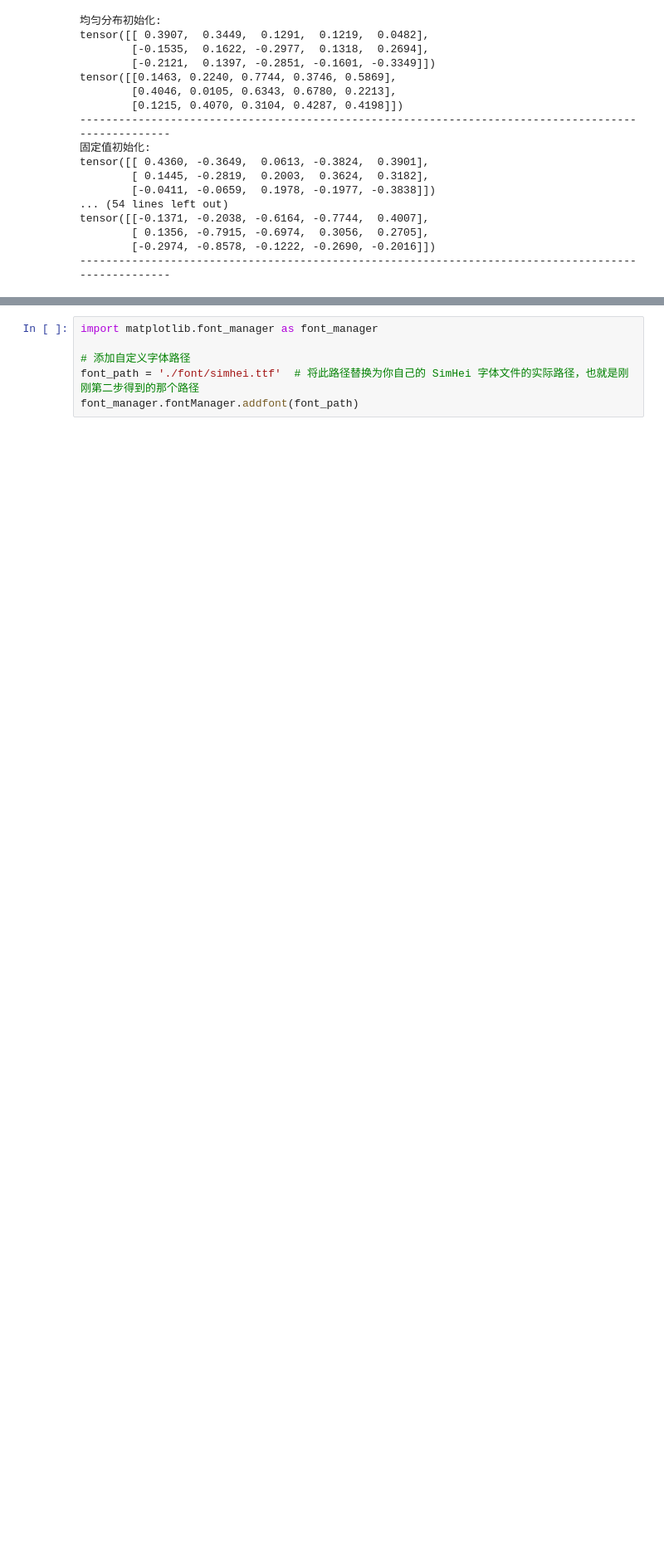
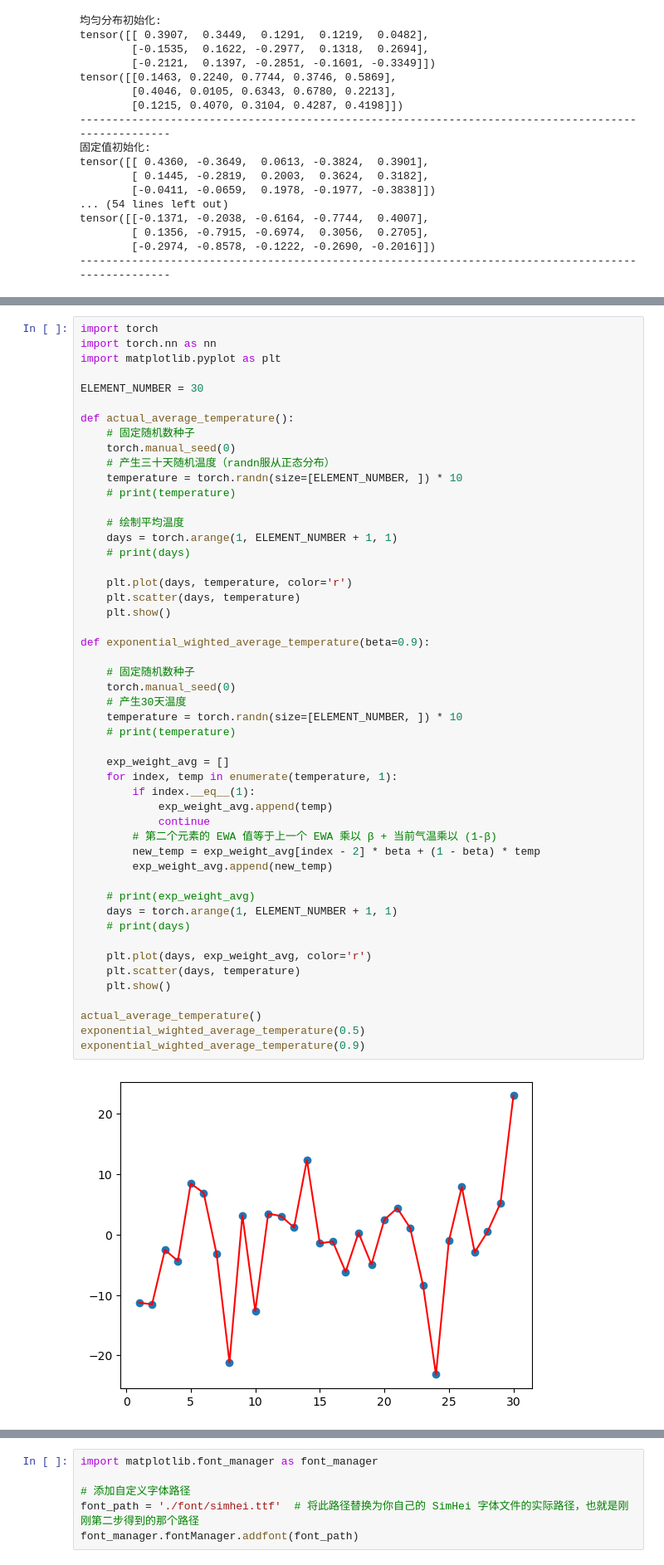
Before and after one commit to BrownSuagr/ai-lesson, a Jupyter notebook: STAGE-6 深度学习/3-神经网络基础.ipynb, the cells around one changed output, grey strips where cells are left out. Shown: that part at 83% size. Cells and saved outputs as stored; diff of their text form; blank space fills up the shorter version.

```diff
--- a/STAGE-6 深度学习/3-神经网络基础.ipynb
+++ b/STAGE-6 深度学习/3-神经网络基础.ipynb
@@ -327,0 +451,52 @@ ENABLE_USER_SITE: True
+# %%
+import torch
+import torch.nn as nn
+import matplotlib.pyplot as plt
+
+ELEMENT_NUMBER = 30
+
+def actual_average_temperature():
+    # 固定随机数种子
+    torch.manual_seed(0)
+    # 产生三十天随机温度（randn服从正态分布）
+    temperature = torch.randn(size=[ELEMENT_NUMBER, ]) * 10
+    # print(temperature)
+
+    # 绘制平均温度
+    days = torch.arange(1, ELEMENT_NUMBER + 1, 1)
+    # print(days)
+
+    plt.plot(days, temperature, color='r')
+    plt.scatter(days, temperature)
+    plt.show()
+
+def exponential_wighted_average_temperature(beta=0.9):
+
+    # 固定随机数种子
+    torch.manual_seed(0)
+    # 产生30天温度
+    temperature = torch.randn(size=[ELEMENT_NUMBER, ]) * 10
+    # print(temperature)
+
+    exp_weight_avg = []
+    for index, temp in enumerate(temperature, 1):
+        if index.__eq__(1):
+            exp_weight_avg.append(temp)
+            continue
+        # 第二个元素的 EWA 值等于上一个 EWA 乘以 β + 当前气温乘以 (1-β)
+        new_temp = exp_weight_avg[index - 2] * beta + (1 - beta) * temp
+        exp_weight_avg.append(new_temp)
+
+    # print(exp_weight_avg)
+    days = torch.arange(1, ELEMENT_NUMBER + 1, 1)
+    # print(days)
+
+    plt.plot(days, exp_weight_avg, color='r')
+    plt.scatter(days, temperature)
+    plt.show()
+
+actual_average_temperature()
+exponential_wighted_average_temperature(0.5)
+exponential_wighted_average_temperature(0.9)
+# %% [output]
+[figure, added]
```
Also changed, not shown: parts of 10 cells of this notebook.
